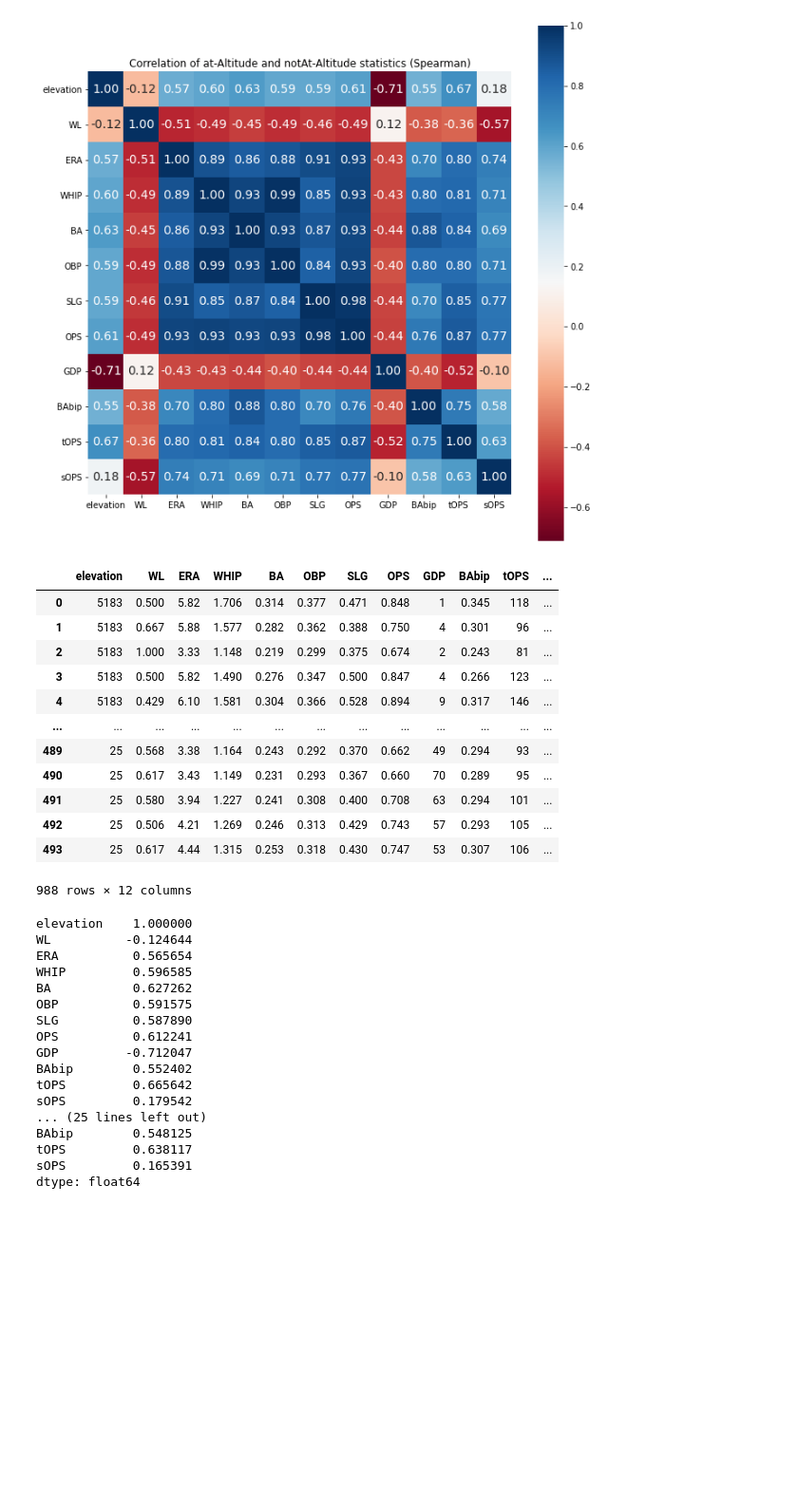
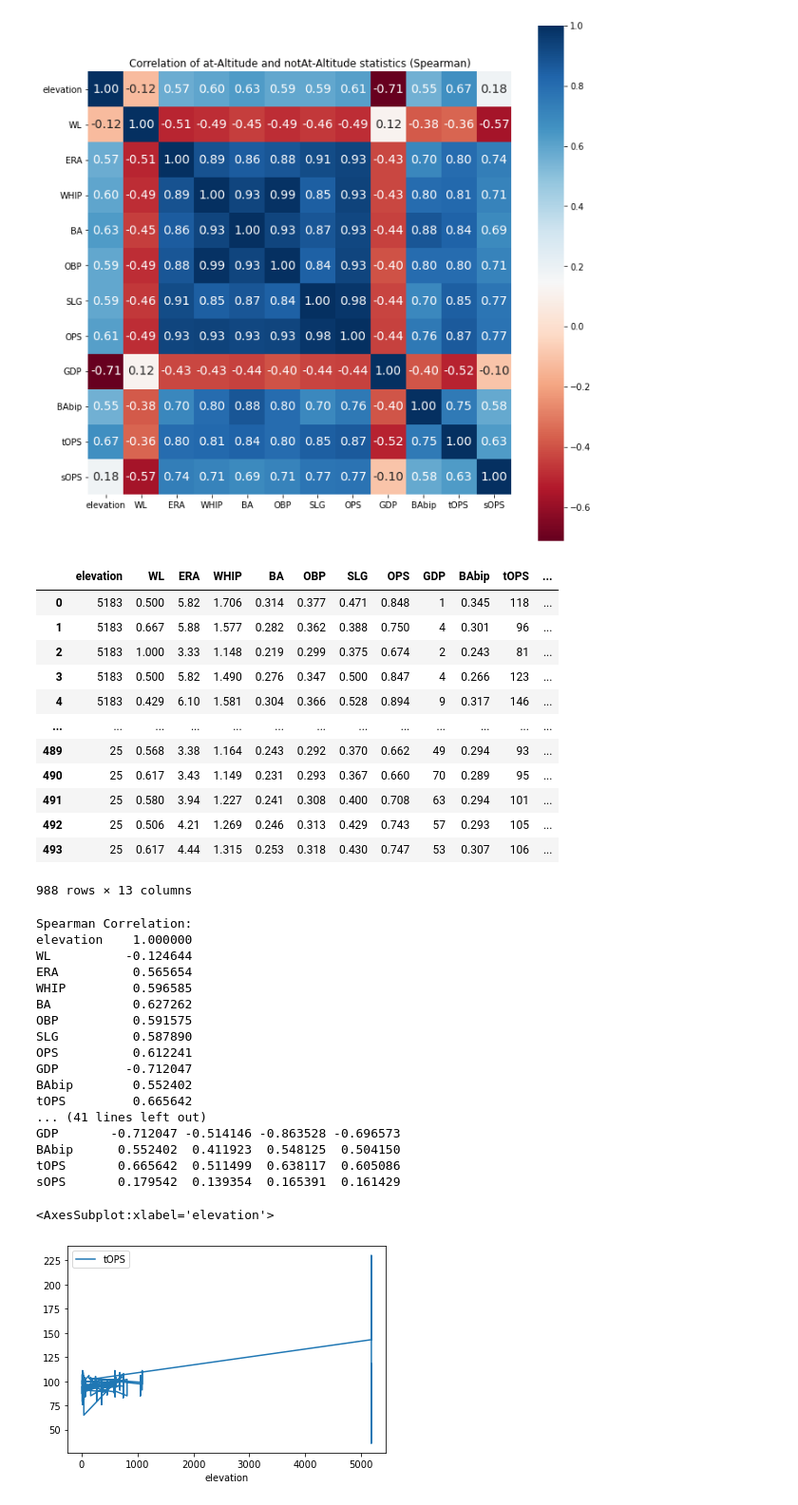
Before and after one commit to Chernide/BaseballPredictorCSCI-5502, a Jupyter notebook: altitude/altitudeAnalysis.ipynb, the cells around one changed output. Shown: that part at 95% size. Cells and saved outputs as stored; diff of their text form; code cells hidden in the pictures; blank space fills up the shorter version.

```diff
--- a/altitude/altitudeAnalysis.ipynb
+++ b/altitude/altitudeAnalysis.ipynb
@@ -66,12 +66,12 @@ df_teamsAtElevation.head(5)
 # Actually only need: elevation, WL, ERA, WHIP, BA, OBP, SLG, OPS, BAbip, tOPS, sOPS
 
 teamStatsAtElevation = pysqldf("""
-    SELECT elevation, WL, ERA, WHIP, BA, OBP, SLG, OPS, GDP, BAbip, tOPS, sOPS
+    SELECT elevation, WL, ERA, WHIP, BA, OBP, SLG, OPS, GDP, BAbip, tOPS, sOPS, (W + L) as G
     FROM df_teamsAtElevation atElev
 """)
 
 teamStatsAwayFromElevation = pysqldf("""
-    SELECT elevation, WL, ERA, WHIP, BA, OBP, SLG, OPS, GDP, BAbip, tOPS, sOPS
+    SELECT elevation, WL, ERA, WHIP, BA, OBP, SLG, OPS, GDP, BAbip, tOPS, sOPS, (W + L) as G
     FROM df_teamsAwayFromElevation
 """)
 
@@ -125,0 +131,2 @@ allData = p.concat([teamStatsAtElevation, teamStatsAwayFromElevation])
+# %%
+allData.drop(columns=['G'],inplace=True)
@@ -165,20 +188,25 @@ allData
 | 491 | 25 | 0.580 | 3.94 | 1.227 | 0.241 | 0.308 | 0.400 | 0.708 | 63 | 0.294 | 101 | ... |
 | 492 | 25 | 0.506 | 4.21 | 1.269 | 0.246 | 0.313 | 0.429 | 0.743 | 57 | 0.293 | 105 | ... |
 | 493 | 25 | 0.617 | 4.44 | 1.315 | 0.253 | 0.318 | 0.430 | 0.747 | 53 | 0.307 | 106 | ... |
-988 rows × 12 columns
+988 rows × 13 columns
 # %%
 temp = allData['elevation']
 corrSpearmanWith = allData.corrwith(temp,method = 'spearman')
+print('\nSpearman Correlation: ' )
 print(corrSpearmanWith)
-print('\n')
 corrKendallWith = allData.corrwith(temp,method = 'kendall')
+print('\nKendall Correlation: ' )
 print(corrKendallWith)
-print('\n')
 corrPearsonWith = allData.corrwith(temp,method = 'pearson')
 print('\nPearson Correlation: ' )
 print(corrPearsonWith)
-print('\n')
+
+df_concat = p.concat((corrSpearmanWith, corrKendallWith),axis=1)
+df_concat = p.concat((df_concat, corrPearsonWith),axis=1)
+df_concat['mean'] = df_concat.mean(axis=1)
+print(df_concat)
 # %% [output]
+Spearman Correlation:
 elevation    1.000000
 WL          -0.124644
 ERA          0.565654
@@ -190,9 +218,13 @@ OPS          0.612241
 GDP         -0.712047
 BAbip        0.552402
 tOPS         0.665642
-sOPS         0.179542
-... (25 lines left out)
-BAbip        0.548125
-tOPS         0.638117
-sOPS         0.165391
-dtype: float64
+... (41 lines left out)
+GDP       -0.712047 -0.514146 -0.863528 -0.696573
+BAbip      0.552402  0.411923  0.548125  0.504150
+tOPS       0.665642  0.511499  0.638117  0.605086
+sOPS       0.179542  0.139354  0.165391  0.161429
+# %%
+allData.plot(x='elevation', y='tOPS')
+# %% [output]
+<AxesSubplot:xlabel='elevation'>
+[figure, added]
```
Also changed, not shown: parts of 2 cells of this notebook.
